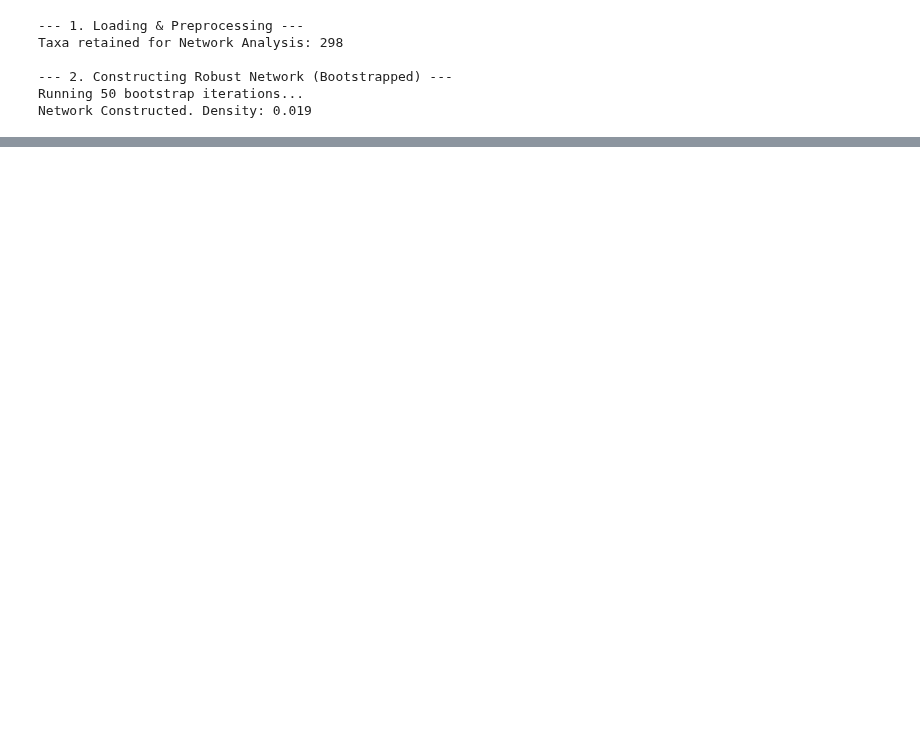
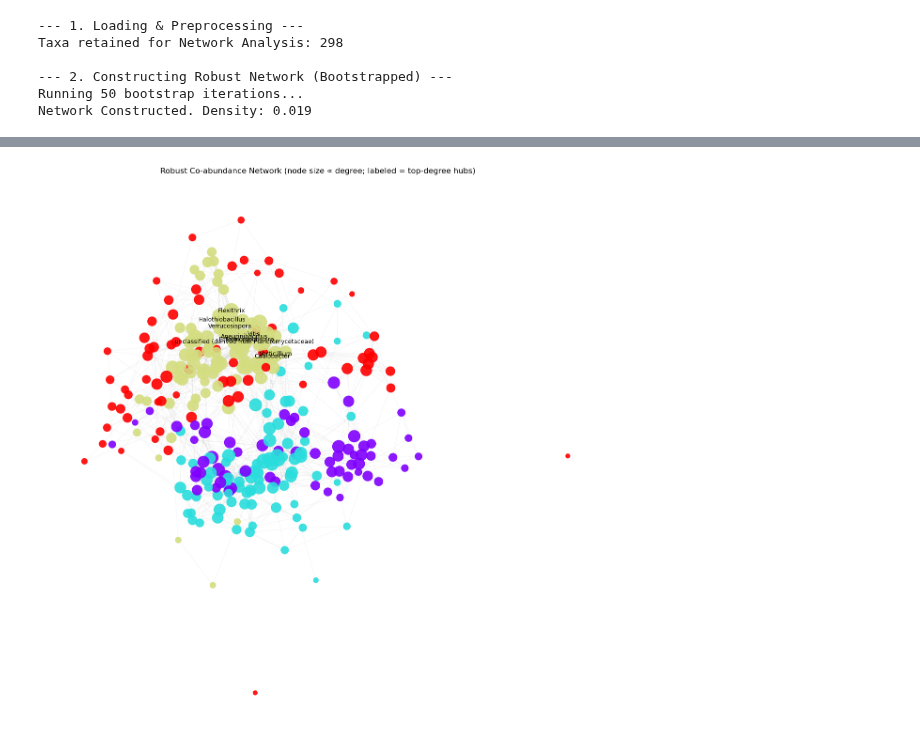
Before and after one commit to kayvinsoo7/HAALSI_work, a Jupyter notebook: mdscan-master/Pois_soil_MB1.ipynb, the cells around one changed output, grey strips where cells are left out. Cells and saved outputs as stored; diff of their text form; code cells hidden in the pictures; blank space fills up the shorter version.

```diff
--- a/mdscan-master/Pois_soil_MB1.ipynb
+++ b/mdscan-master/Pois_soil_MB1.ipynb
@@ -529,0 +879,96 @@ Edges kept: 71 out of 1225 => density 0.05795918367346939
+# %%
+# ==========================================
+# 4. NETWORK METRICS + HUB/CONNECTOR PLOT
+# ==========================================
+import pandas as pd
+import numpy as np
+import networkx as nx
+import matplotlib.pyplot as plt
+import os
+
+# --- Node metadata (assumes df_clean rows correspond to nodes 0..n-1)
+node_meta = df_clean[['genus','phylum','Module_ID']].copy()
+node_meta['node_id'] = node_meta.index
+node_meta = node_meta.set_index('node_id')
+
+# --- Core centrality metrics
+deg = dict(G.degree())
+deg_cent = nx.degree_centrality(G)
+bet = nx.betweenness_centrality(G, normalized=True)
+clo = nx.closeness_centrality(G)
+eig = nx.eigenvector_centrality_numpy(G)  # works even if graph isn't fully connected
+clust = nx.clustering(G)
+
+# --- Zi (within-module z-score) and Pi (participation coefficient)
+modules = node_meta['Module_ID'].to_dict()
+unique_modules = sorted(node_meta['Module_ID'].unique())
+
+module_nodes = {m: [n for n in G.nodes() if modules.get(n) == m] for m in unique_modules}
+
+k_is = {n: {m: 0 for m in unique_modules} for n in G.nodes()}
+for n in G.nodes():
+    for nbr in G.neighbors(n):
+        m = modules.get(nbr)
+        if m in k_is[n]:
+            k_is[n][m] += 1
+
+k_in = {n: k_is[n][modules.get(n)] for n in G.nodes()}
+
+Zi = {}
+for m in unique_modules:
+    nodes_m = module_nodes[m]
+    vals = np.array([k_in[n] for n in nodes_m], dtype=float)
+    mu = vals.mean() if len(vals) else 0.0
+    sd = vals.std(ddof=0) if len(vals) else 0.0
+    for n in nodes_m:
+        Zi[n] = (k_in[n] - mu) / sd if sd > 0 else 0.0
+
+Pi = {}
+for n in G.nodes():
+    k = deg[n]
+    if k == 0:
+        Pi[n] = 0.0
+    else:
+        Pi[n] = 1.0 - sum((k_is[n][m] / k) ** 2 for m in unique_modules)
+
+# --- Assemble table
+metrics = pd.DataFrame({
+    'genus': node_meta['genus'],
+    'phylum': node_meta['phylum'],
+    'Module_ID': node_meta['Module_ID'],
+    'degree': pd.Series(deg),
+    'degree_centrality': pd.Series(deg_cent),
+    'betweenness': pd.Series(bet),
+    'closeness': pd.Series(clo),
+    'eigenvector': pd.Series(eig),
+    'clustering_coeff': pd.Series(clust),
+    'Zi_within_module': pd.Series(Zi),
+    'Pi_participation': pd.Series(Pi),
+}).fillna(0)
+
+# --- Define hubs/bridges (example thresholds)
+metrics['hub_top10pct_degree'] = metrics['degree'] >= metrics['degree'].quantile(0.90)
+metrics['bridge_top10pct_betweenness'] = metrics['betweenness'] >= metrics['betweenness'].quantile(0.90)
+metrics['connector_Pi_ge_0_6'] = metrics['Pi_participation'] >= 0.6
+
+# Save metrics
+# metrics.sort_values('degree', ascending=False).to_csv("network_node_metrics.csv", index_label="node_id")
+
+# --- Plot: node size proportional to degree, label top hubs by degree
+top_hubs = metrics.sort_values(['degree','eigenvector'], ascending=False).head(10)
+hub_nodes = top_hubs.index.tolist()
+hub_labels = {n: metrics.loc[n, 'genus'] for n in hub_nodes}
+
+deg_values = np.array([deg[n] for n in G.nodes()], dtype=float)
+node_sizes = 40 + (deg_values / max(deg_values.max(), 1)) * 500
+
+plt.figure(figsize=(12, 12))
+nx.draw_networkx_edges(G, pos, alpha=0.08, edge_color='grey', width=0.8)
+nx.draw_networkx_nodes(G, pos, node_color=node_colors, node_size=node_sizes, alpha=0.9)
+nx.draw_networkx_labels(G, pos, labels=hub_labels, font_size=9)
+plt.title("Robust Co-abundance Network (node size ∝ degree; labeled = top-degree hubs)")
+plt.axis('off')
+plt.tight_layout()
+plt.show()
+# %% [output]
+[figure, added]
```
Also changed, not shown: parts of 11 cells of this notebook, 3 other files.
